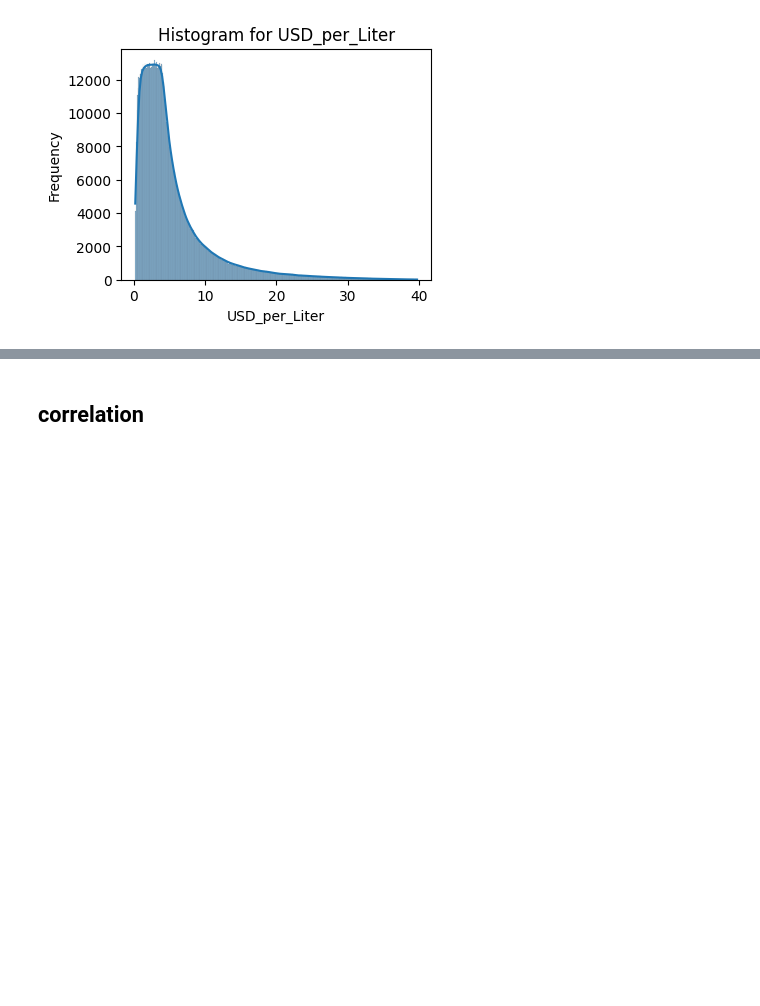
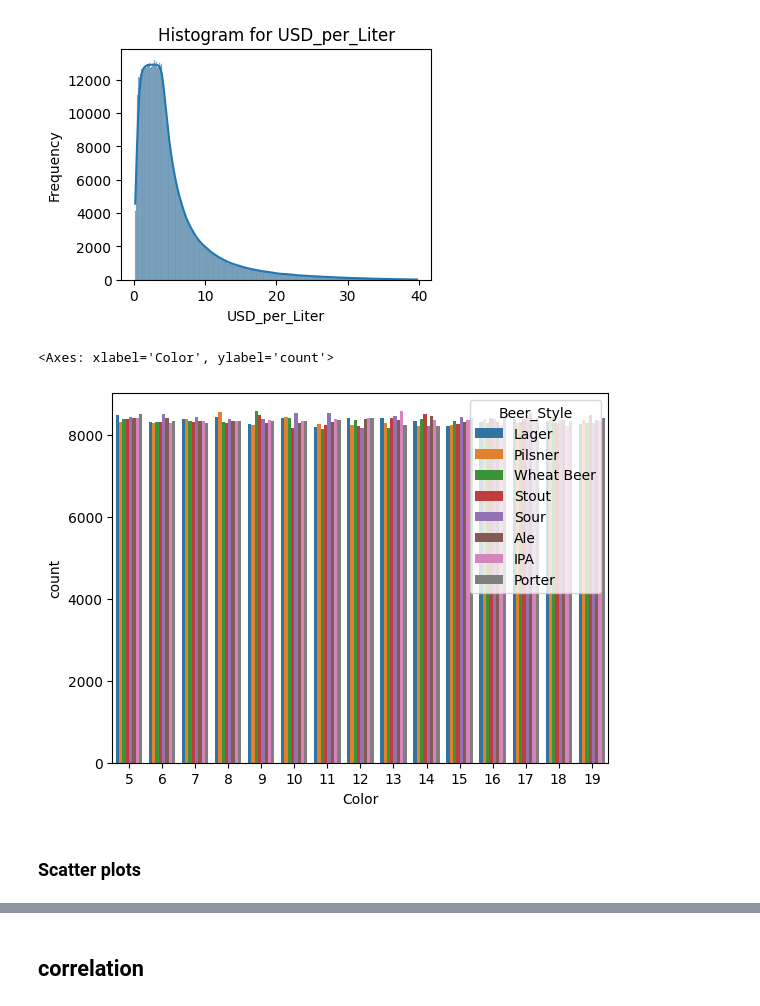
Before and after one commit to VincenzoRocchi/DDAM, a Jupyter notebook: code/Brewery.ipynb, the cells around one changed output, grey strips where cells are left out. Saved outputs shown, nothing was run; the diff lists cells and outputs as text; code cells hidden in the pictures; blank space fills up the shorter version.

```diff
--- a/code/Brewery.ipynb
+++ b/code/Brewery.ipynb
@@ -109,6 +113,7 @@ sample = sample.drop("Ingredient_Ratio")
 # %%
 # Define a new column with the USD per liter ratio
 sample = sample.withColumn("USD_per_Liter", F.col("Total_Sales") / F.col("Volume_Produced").cast("double"))
+sample = sample.withColumn("Brewing_efficency", F.col("Brewhouse_Efficiency") / F.col("Volume_Produced").cast("double"))
 # %%
 from pyspark.sql.types import StringType
 
@@ -121,4 +126,8 @@ print(f'Categorical columns: {categorical_cols}')
 # %% [output]
 Numerical columns: ['Batch_ID', 'Fermentation_Time', 'Temperature', 'pH_Level', 'Gravity', 'Alcohol_Content', 'Bitterness', 'Color', 'Volume_Produced', 'Total_Sales', 'Quality_Score', 'Brewhouse_Effic ...
 Categorical columns: ['Brew_Date', 'Beer_Style', 'SKU', 'Location']
+# %%
+from pyspark.sql.functions import year, month
+
+plot_sample = sample.alias("plot_sample").withColumn("Year", year("Brew_Date")).withColumn("Month", month("Brew_Date"))
 # %%
@@ -422,3 +463,11 @@ plt.ylabel('Frequency')
 plt.show()
 # %% [output]
 [figure]
+# %%
+key_mode_count = plot_sample.groupBy('Color', 'Beer_Style').count().toPandas()
+sns.barplot(x="Color", y="count", data=key_mode_count, hue='Beer_Style')
+# %% [output]
+<Axes: xlabel='Color', ylabel='count'>
+[figure, added]
+# %% [markdown]
+### Scatter plots
```
Also changed, not shown: parts of 59 cells of this notebook.
